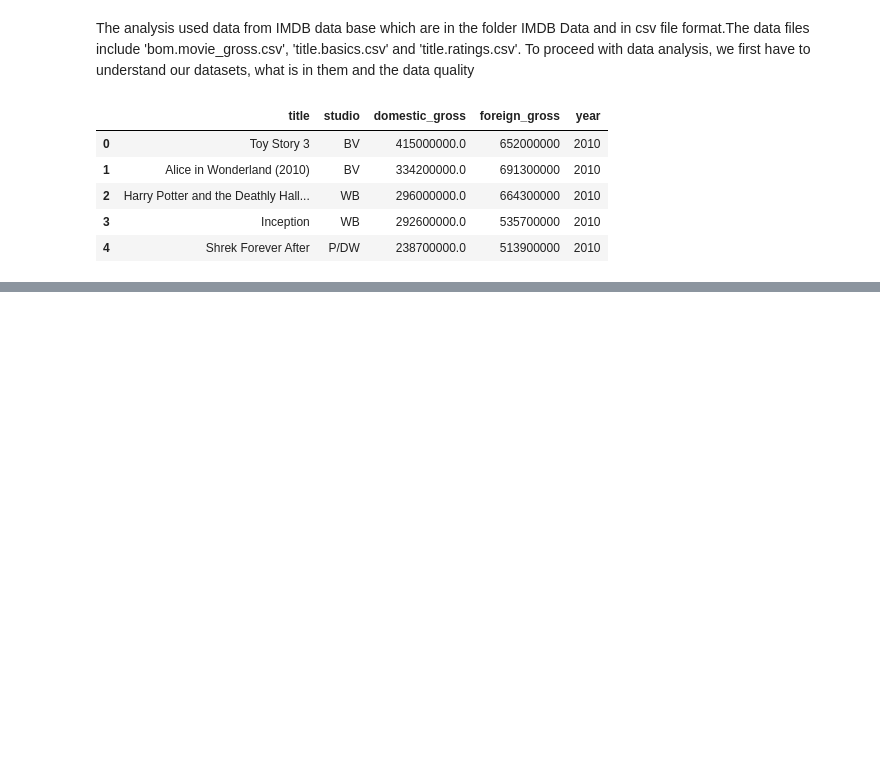
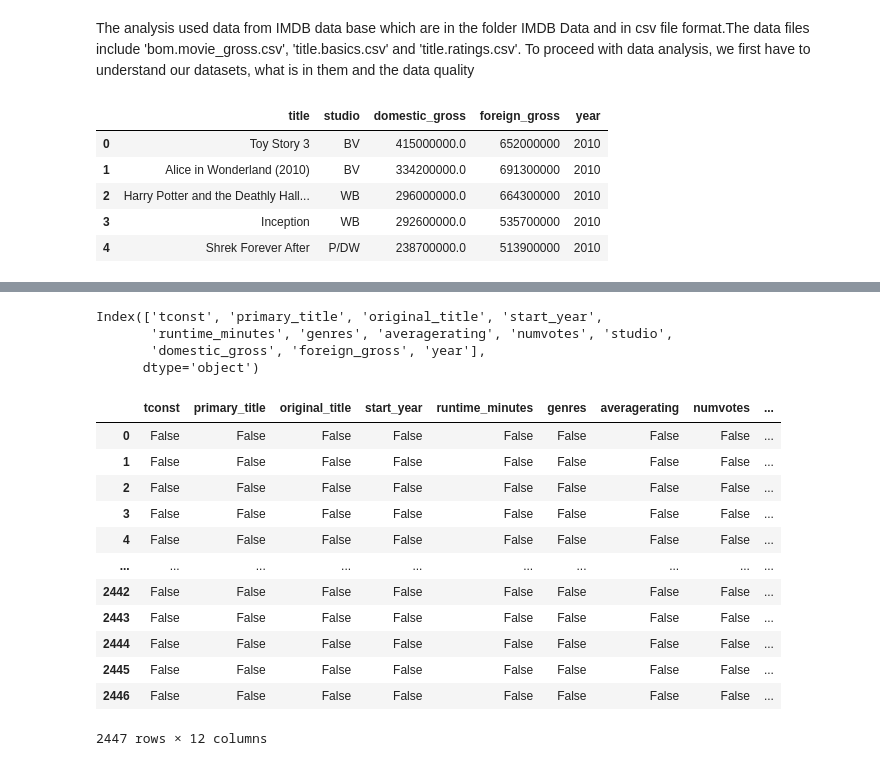
Before and after one commit to Trixiemoek/dsc-phase-1-project, a Jupyter notebook: student.ipynb, the cells around one changed output, grey strips where cells are left out. Cells and saved outputs as stored; diff of their text form; code cells hidden in the pictures; blank space fills up the shorter version.

```diff
--- a/student.ipynb
+++ b/student.ipynb
@@ -148,0 +161,25 @@ dtype: int64
+# %%
+#inspecting the columns
+data.columns
+# %% [output]
+Index(['tconst', 'primary_title', 'original_title', 'start_year',
+       'runtime_minutes', 'genres', 'averagerating', 'numvotes', 'studio',
+       'domestic_gross', 'foreign_gross', 'year'],
+      dtype='object')
+# %%
+#checking for missing data
+data.isnull()
+# %% [output]
+|  | tconst | primary_title | original_title | start_year | runtime_minutes | genres | averagerating | numvotes | ... |
+| 0 | False | False | False | False | False | False | False | False | ... |
+| 1 | False | False | False | False | False | False | False | False | ... |
+| 2 | False | False | False | False | False | False | False | False | ... |
+| 3 | False | False | False | False | False | False | False | False | ... |
+| 4 | False | False | False | False | False | False | False | False | ... |
+| ... | ... | ... | ... | ... | ... | ... | ... | ... | ... |
+| 2442 | False | False | False | False | False | False | False | False | ... |
+| 2443 | False | False | False | False | False | False | False | False | ... |
+| 2444 | False | False | False | False | False | False | False | False | ... |
+| 2445 | False | False | False | False | False | False | False | False | ... |
+| 2446 | False | False | False | False | False | False | False | False | ... |
+2447 rows × 12 columns
```
Also changed, not shown: parts of 30 cells of this notebook.
